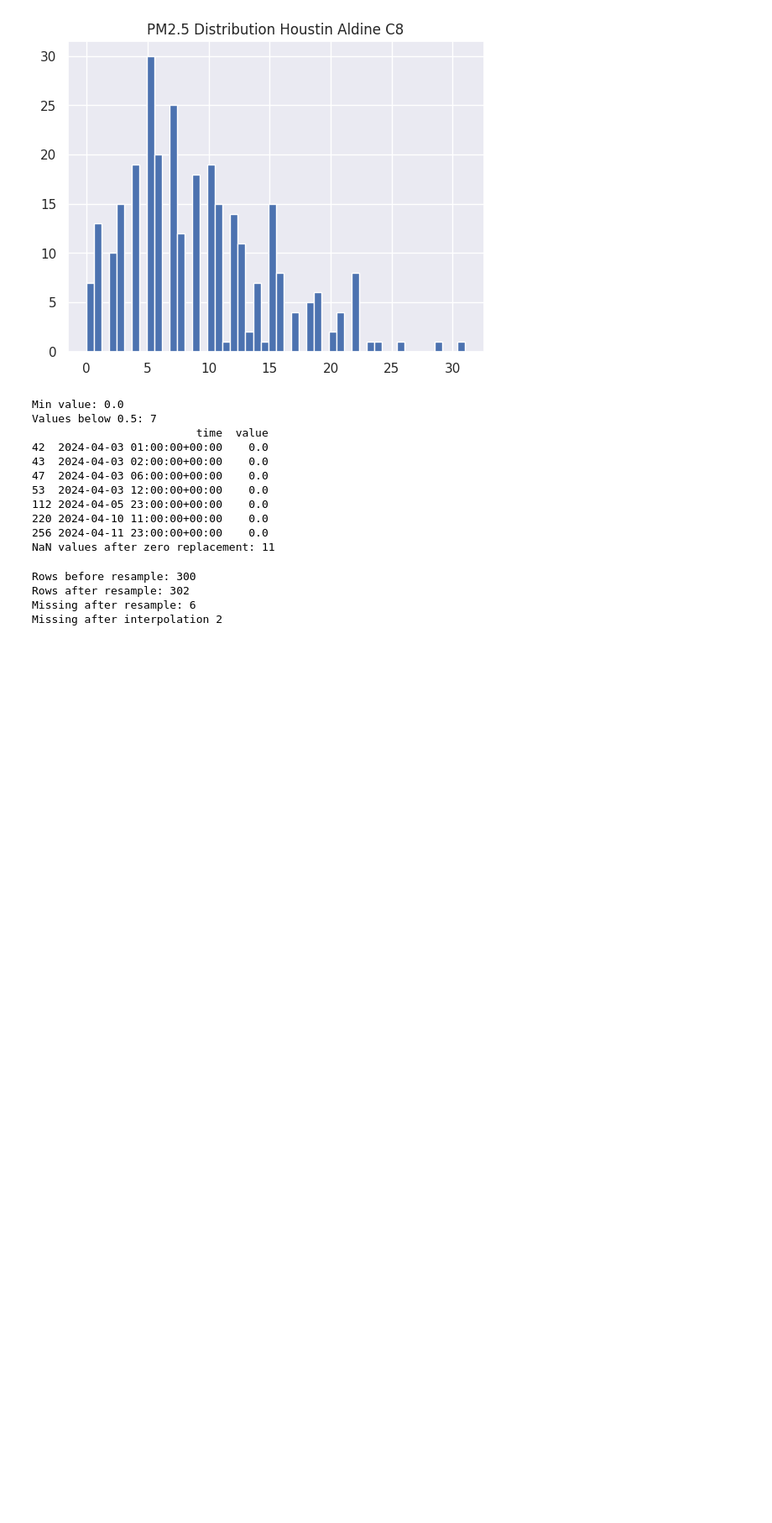
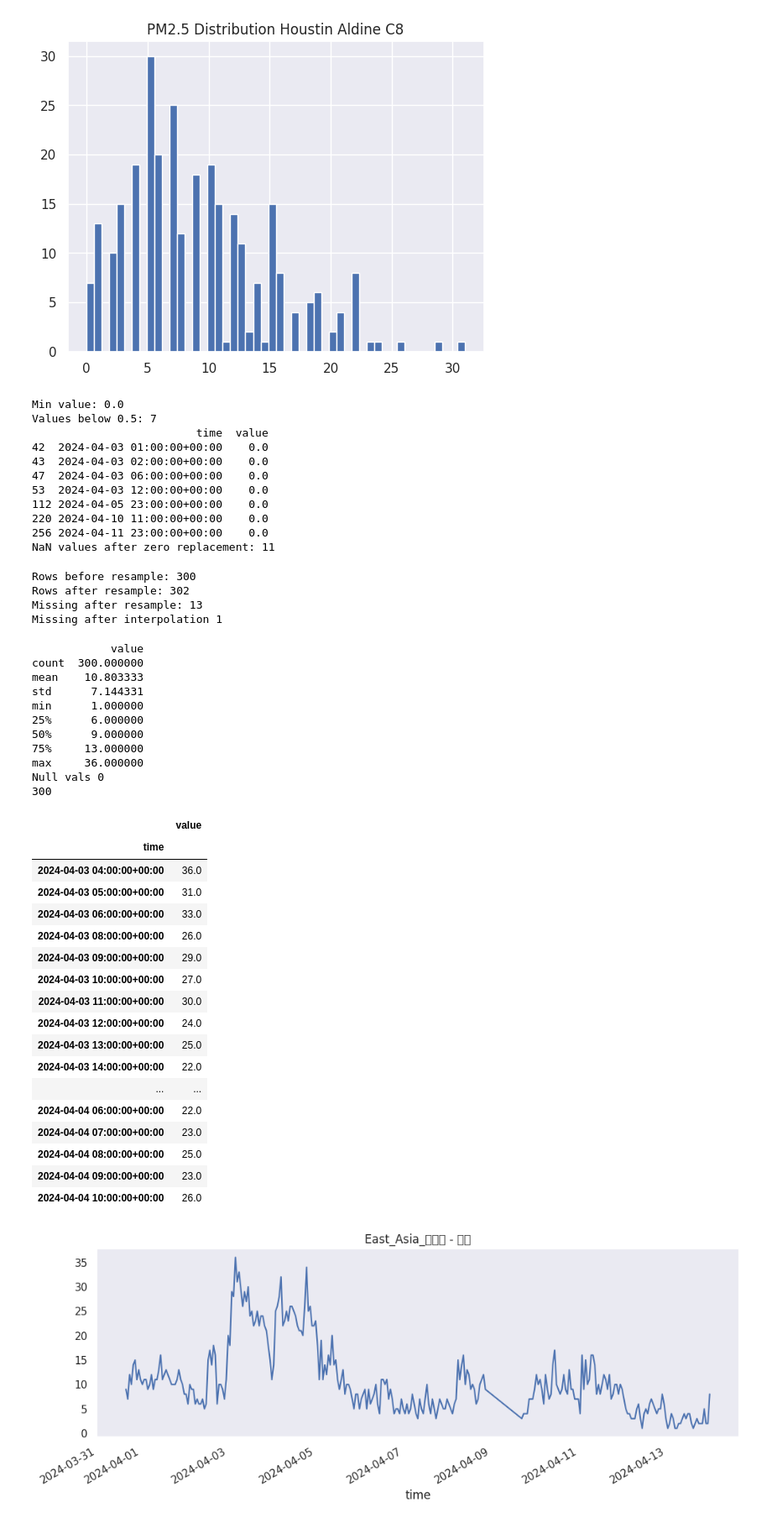
Before and after one commit to hsunh18/aq-ml-pipeline, a Jupyter notebook: REU.ipynb, the cells around one changed output. Shown at 84% size. Saved outputs shown, nothing was run; the diff lists cells and outputs as text; code cells hidden in the pictures; blank space fills up the shorter version.

```diff
--- a/REU.ipynb
+++ b/REU.ipynb
@@ -704,12 +705,13 @@ Values below 0.5: 7
 256 2024-04-11 23:00:00+00:00    0.0
 NaN values after zero replacement: 11
 # %%
+df = df.set_index("time").sort_index()
 df_resampled_hous = df.resample("1h").mean()
 print(f"Rows before resample: {len(df)}")
 print(f"Rows after resample: {len(df_resampled_hous)}")
 print(f"Missing after resample: {df_resampled_hous['value'].isnull().sum()}")
 
-df_resampled_hous["value"] = df.interpolate(
+df_resampled_hous["value"] = df_resampled_hous["value"].interpolate(
     method="time",
     limit=3,
     limit_direction="forward"
@@ -720,5 +722,50 @@ manual_cleaned["North_America_Houston Aldine C8"] = df_resampled_hous
 # %% [output]
 Rows before resample: 300
 Rows after resample: 302
-Missing after resample: 6
-Missing after interpolation 2
+Missing after resample: 13
+Missing after interpolation 1
+# %%
+key = "East_Asia_屏東縣 - 恆春"
+df = city_dfs[key].copy()
+df["time"] = pd.to_datetime(df["time"], utc=True)
+df = df.set_index("time").sort_index()
+
+print(df.describe())
+print(f"Null vals {df['value'].isnull().sum()}")
+print(len(df))
+
+df["value"].plot(figsize=(12,4), title=f"{key}")
+plt.show
+
+df.iloc[60:90]
+# %% [output]
+            value
+count  300.000000
+mean    10.803333
+std      7.144331
+min      1.000000
+25%      6.000000
+50%      9.000000
+75%     13.000000
+max     36.000000
+Null vals 0
+300
+|  | value |
+| time |  |
+| 2024-04-03 04:00:00+00:00 | 36.0 |
+| 2024-04-03 05:00:00+00:00 | 31.0 |
+| 2024-04-03 06:00:00+00:00 | 33.0 |
+| 2024-04-03 08:00:00+00:00 | 26.0 |
+| 2024-04-03 09:00:00+00:00 | 29.0 |
+| 2024-04-03 10:00:00+00:00 | 27.0 |
+| 2024-04-03 11:00:00+00:00 | 30.0 |
+| 2024-04-03 12:00:00+00:00 | 24.0 |
+| 2024-04-03 13:00:00+00:00 | 25.0 |
+| 2024-04-03 14:00:00+00:00 | 22.0 |
+| ... | ... |
+| 2024-04-04 06:00:00+00:00 | 22.0 |
+| 2024-04-04 07:00:00+00:00 | 23.0 |
+| 2024-04-04 08:00:00+00:00 | 25.0 |
+| 2024-04-04 09:00:00+00:00 | 23.0 |
+| 2024-04-04 10:00:00+00:00 | 26.0 |
+[figure, added]
```
Also changed, not shown: parts of 7 cells of this notebook.
